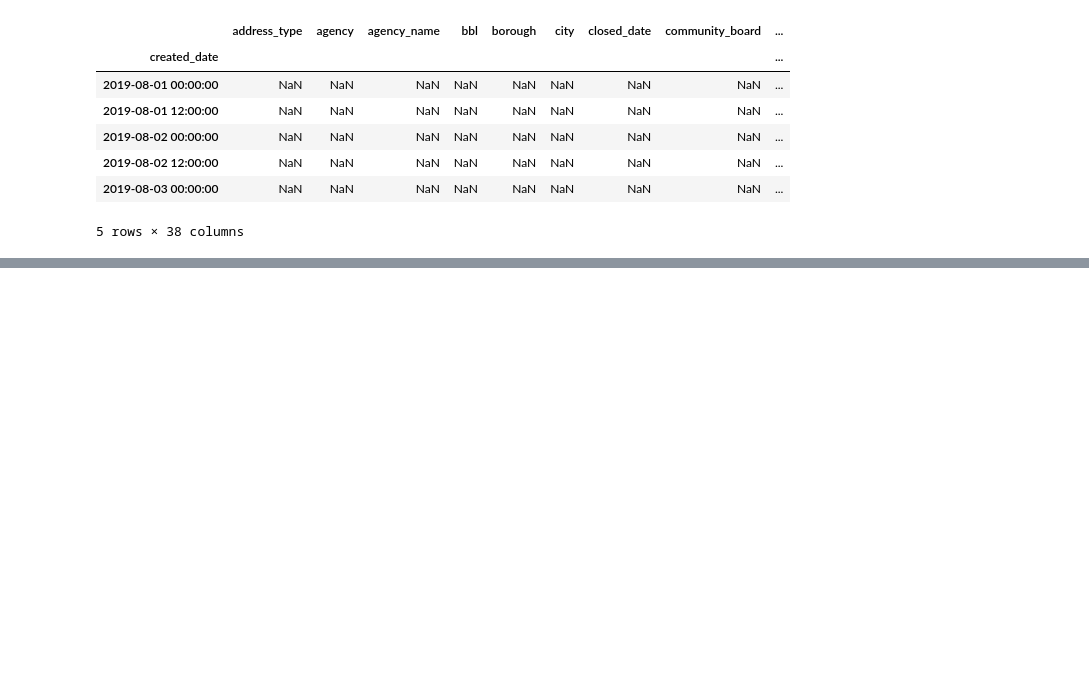
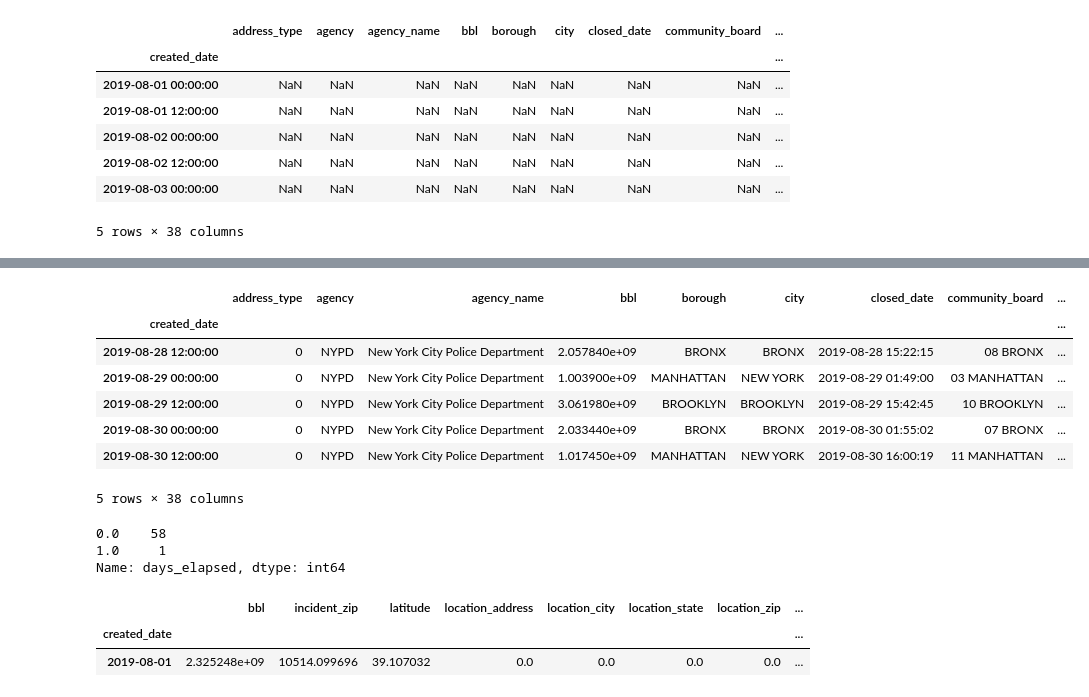
Before and after one commit to whohuhwhat/311_pt4, a Jupyter notebook: time.ipynb, the cells around one changed output, grey strips where cells are left out. Drawn from its saved outputs; the diff is of its cells as text; code cells hidden in the pictures; blank space fills up the shorter version.

```diff
--- a/time.ipynb
+++ b/time.ipynb
@@ -101,0 +133,17 @@ temp_bidaily.head()
+# %%
+temp_bidaily_fill.tail(5)
+# %% [output]
+|  | address_type | agency | agency_name | bbl | borough | city | closed_date | community_board | ... |
+| created_date |  |  |  |  |  |  |  |  | ... |
+| 2019-08-28 12:00:00 | 0 | NYPD | New York City Police Department | 2.057840e+09 | BRONX | BRONX | 2019-08-28 15:22:15 | 08 BRONX | ... |
+| 2019-08-29 00:00:00 | 0 | NYPD | New York City Police Department | 1.003900e+09 | MANHATTAN | NEW YORK | 2019-08-29 01:49:00 | 03 MANHATTAN | ... |
+| 2019-08-29 12:00:00 | 0 | NYPD | New York City Police Department | 3.061980e+09 | BROOKLYN | BROOKLYN | 2019-08-29 15:42:45 | 10 BROOKLYN | ... |
+| 2019-08-30 00:00:00 | 0 | NYPD | New York City Police Department | 2.033440e+09 | BRONX | BRONX | 2019-08-30 01:55:02 | 07 BRONX | ... |
+| 2019-08-30 12:00:00 | 0 | NYPD | New York City Police Department | 1.017450e+09 | MANHATTAN | NEW YORK | 2019-08-30 16:00:19 | 11 MANHATTAN | ... |
+5 rows × 38 columns
+# %%
+temp_bidaily_fill.days_elapsed.value_counts()
+# %% [output]
+0.0    58
+1.0     1
+Name: days_elapsed, dtype: int64
@@ -101,0 +153,6 @@ temp_bidaily.head()
+# %%
+month_mean.tail()
+# %% [output]
+|  | bbl | incident_zip | latitude | location_address | location_city | location_state | location_zip | ... |
+| created_date |  |  |  |  |  |  |  | ... |
+| 2019-08-01 | 2.325248e+09 | 10514.099696 | 39.107032 | 0.0 | 0.0 | 0.0 | 0.0 | ... |
```
Also changed, not shown: parts of 6 cells of this notebook.
